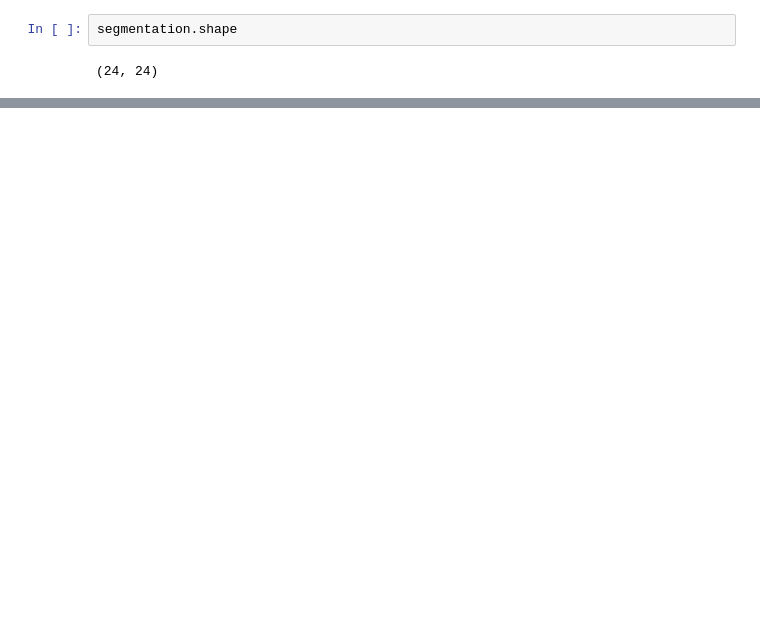
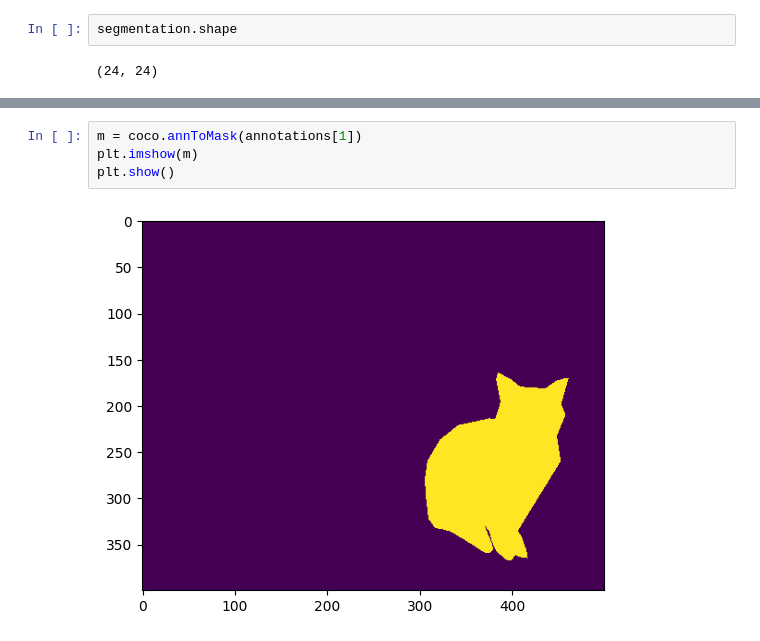
Before and after one commit to tatami-galaxy/vlm-interp, a Jupyter notebook: experiments/notebooks/coco_exploration.ipynb, the cells around one changed output, grey strips where cells are left out. Saved outputs shown, nothing was run; the diff lists cells and outputs as text; blank space fills up the shorter version.

```diff
--- a/experiments/notebooks/coco_exploration.ipynb
+++ b/experiments/notebooks/coco_exploration.ipynb
@@ -197,0 +300,6 @@ segmentation.shape
+# %%
+m = coco.annToMask(annotations[1])
+plt.imshow(m)
+plt.show()
+# %% [output]
+[figure, added]
```
Also changed, not shown: parts of 17 cells of this notebook, 1 other file.
